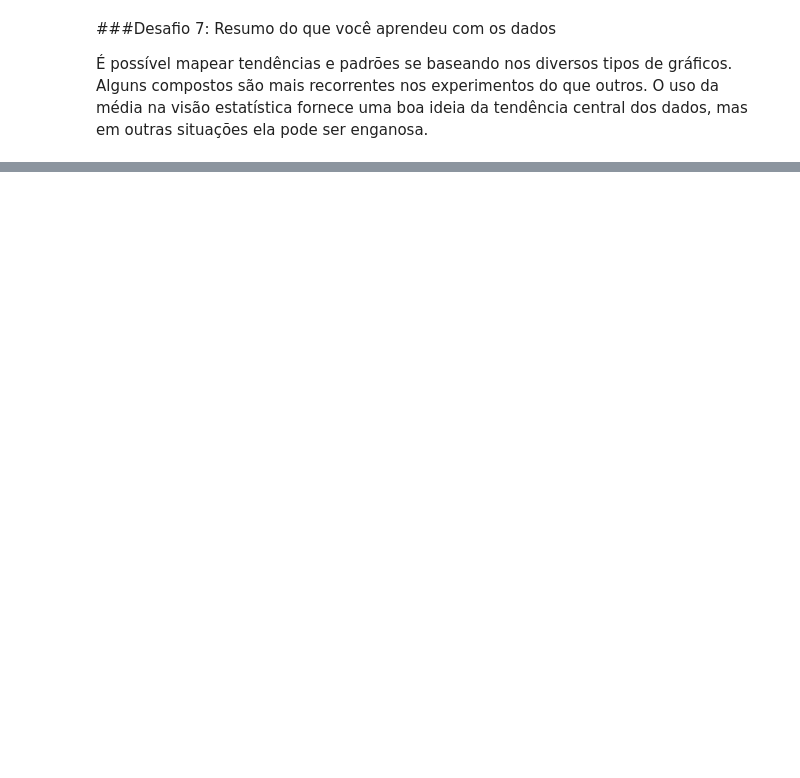
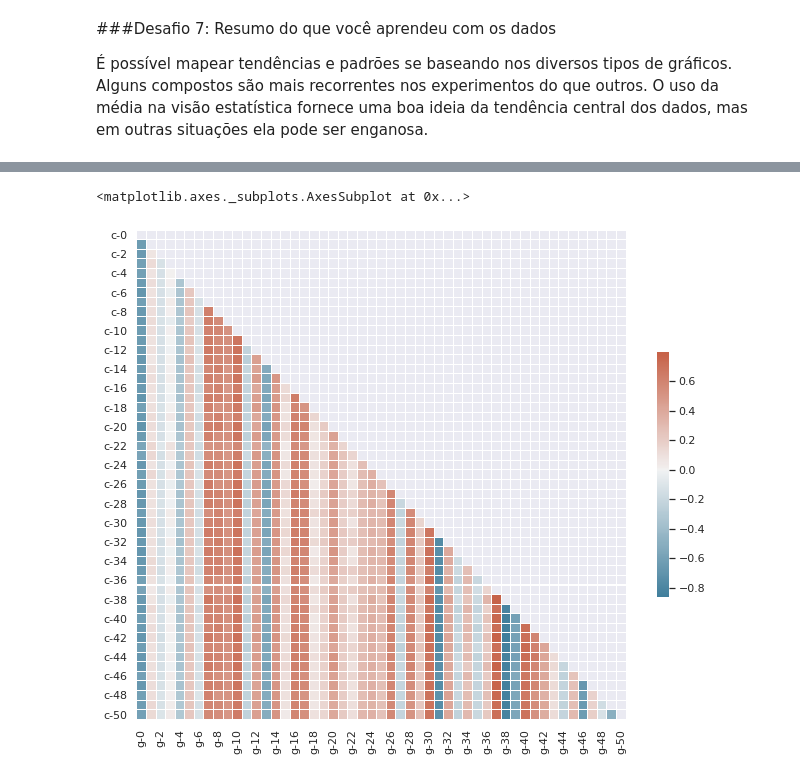
Before and after one commit to ccasado/imersao-dados, a Jupyter notebook: Imersão_Dados_Alura_Cristiano_Casado.ipynb, the cells around one changed output, grey strips where cells are left out. Saved outputs shown, nothing was run; the diff lists cells and outputs as text; code cells hidden in the pictures; blank space fills up the shorter version.

```diff
--- a/Imersão_Dados_Alura_Cristiano_Casado.ipynb
+++ b/Imersão_Dados_Alura_Cristiano_Casado.ipynb
@@ -381,0 +462,7 @@ plt.show()
+# %%
+g = pd.DataFrame(dados[dados['dose'] == 'D1'].loc[:,'g-0':'g-50'])
+c = pd.DataFrame(dados[dados['dose'] == 'D1'].loc[:,'c-0':'c-50'])
+g_c = pd.concat([g, c], axis =1, join = 'inner')
+g_c = g_c.corr()
+g_c_corr = g_c.loc['c-0':'c-50','g-0':'g-50']
+g_c_corr
@@ -381,0 +487,16 @@ plt.show()
+# %%
+# Generate a mask for the upper triangle
+mask = np.triu(np.ones_like(g_c_corr, dtype=bool))
+
+# Set up the matplotlib figure
+f, ax = plt.subplots(figsize=(11, 9))
+
+# Generate a custom diverging colormap
+cmap = sns.diverging_palette(230, 20, as_cmap=True)
+
+# Draw the heatmap with the mask and correct aspect ratio
+sns.heatmap(g_c_corr, mask=mask, cmap=cmap, center=0,
+            square=True, linewidths=.01, cbar_kws={"shrink": .5})
+# %% [output]
+<matplotlib.axes._subplots.AxesSubplot at 0x...>
+[figure, added]
```
Also changed, not shown: parts of 18 cells of this notebook.
